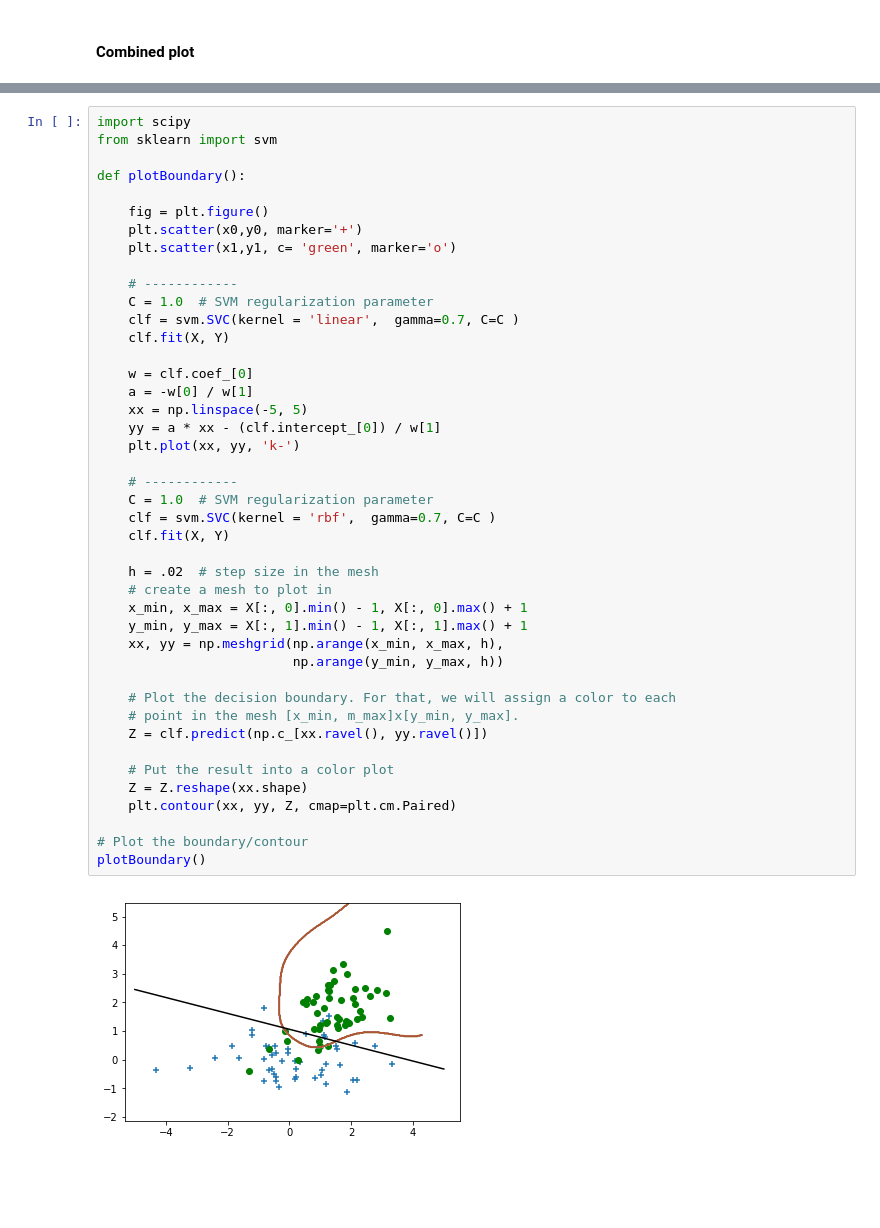
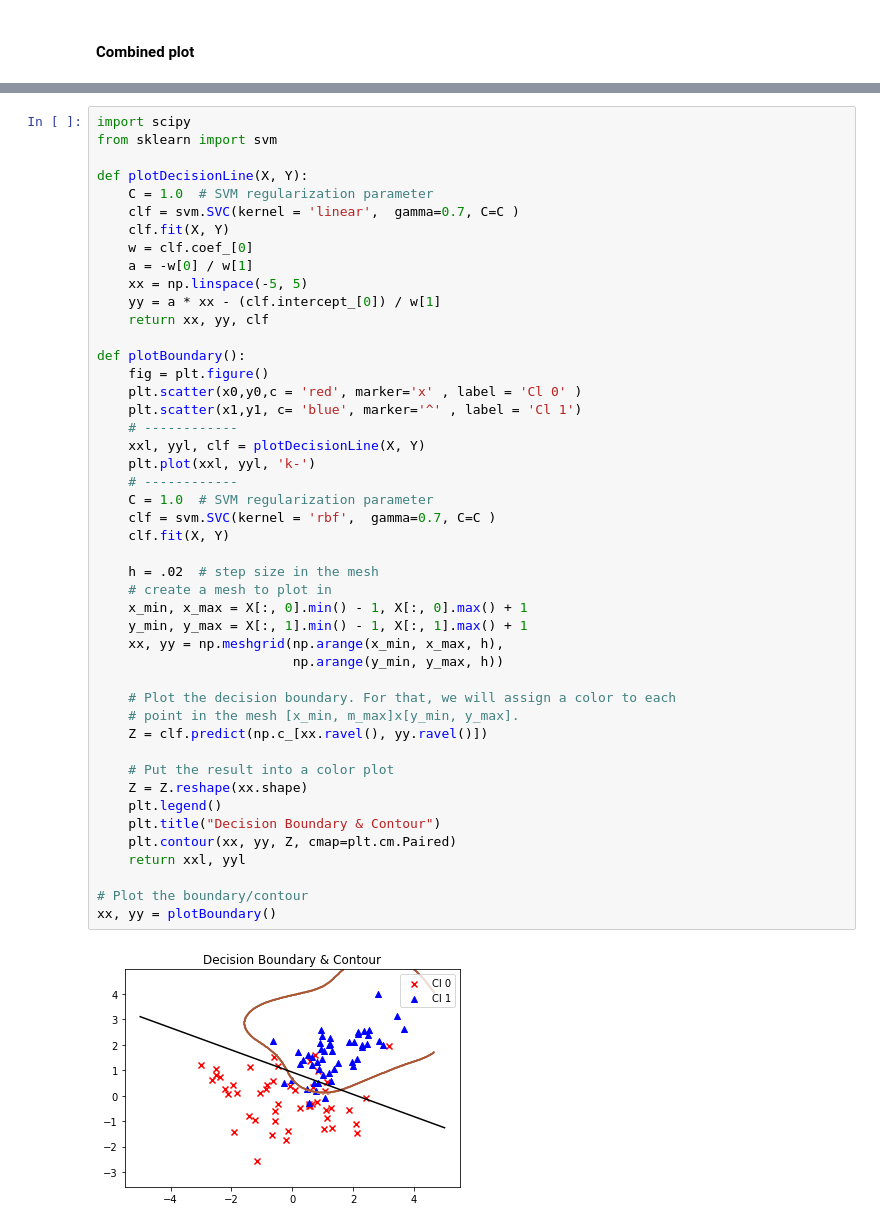
Before and after one commit to karmarv/mlearn, a Jupyter notebook: ml-h/h1-logreg.ipynb, the cells around one changed output, grey strips where cells are left out. Drawn from its saved outputs; the diff is of its cells as text; blank space fills up the shorter version.

```diff
--- a/ml-h/h1-logreg.ipynb
+++ b/ml-h/h1-logreg.ipynb
@@ -234,44 +243,47 @@ Shape; X: (100,) , Y: (100,)
 import scipy
 from sklearn import svm
 
-def plotBoundary():
-
-    fig = plt.figure()
-    plt.scatter(x0,y0, marker='+')
-    plt.scatter(x1,y1, c= 'green', marker='o')
-
-    # ------------
+def plotDecisionLine(X, Y):
     C = 1.0  # SVM regularization parameter
     clf = svm.SVC(kernel = 'linear',  gamma=0.7, C=C )
     clf.fit(X, Y)
-
     w = clf.coef_[0]
     a = -w[0] / w[1]
     xx = np.linspace(-5, 5)
     yy = a * xx - (clf.intercept_[0]) / w[1]
-    plt.plot(xx, yy, 'k-')
+    return xx, yy, clf
 
+def plotBoundary():
+    fig = plt.figure()
+    plt.scatter(x0,y0,c = 'red', marker='x' , label = 'Cl 0' )
+    plt.scatter(x1,y1, c= 'blue', marker='^' , label = 'Cl 1')
+    # ------------
+    xxl, yyl, clf = plotDecisionLine(X, Y)
+    plt.plot(xxl, yyl, 'k-')
     # ------------
     C = 1.0  # SVM regularization parameter
     clf = svm.SVC(kernel = 'rbf',  gamma=0.7, C=C )
     clf.fit(X, Y)
 
     h = .02  # step size in the mesh
     # create a mesh to plot in
     x_min, x_max = X[:, 0].min() - 1, X[:, 0].max() + 1
     y_min, y_max = X[:, 1].min() - 1, X[:, 1].max() + 1
     xx, yy = np.meshgrid(np.arange(x_min, x_max, h),
                          np.arange(y_min, y_max, h))
 
     # Plot the decision boundary. For that, we will assign a color to each
     # point in the mesh [x_min, m_max]x[y_min, y_max].
     Z = clf.predict(np.c_[xx.ravel(), yy.ravel()])
 
     # Put the result into a color plot
     Z = Z.reshape(xx.shape)
+    plt.legend()
+    plt.title("Decision Boundary & Contour")
     plt.contour(xx, yy, Z, cmap=plt.cm.Paired)
+    return xxl, yyl
 
 # Plot the boundary/contour
-plotBoundary()
+xx, yy = plotBoundary()
 # %% [output]
-[figure, old version]
+[figure, new version]
```
Also changed, not shown: parts of 22 cells of this notebook.
